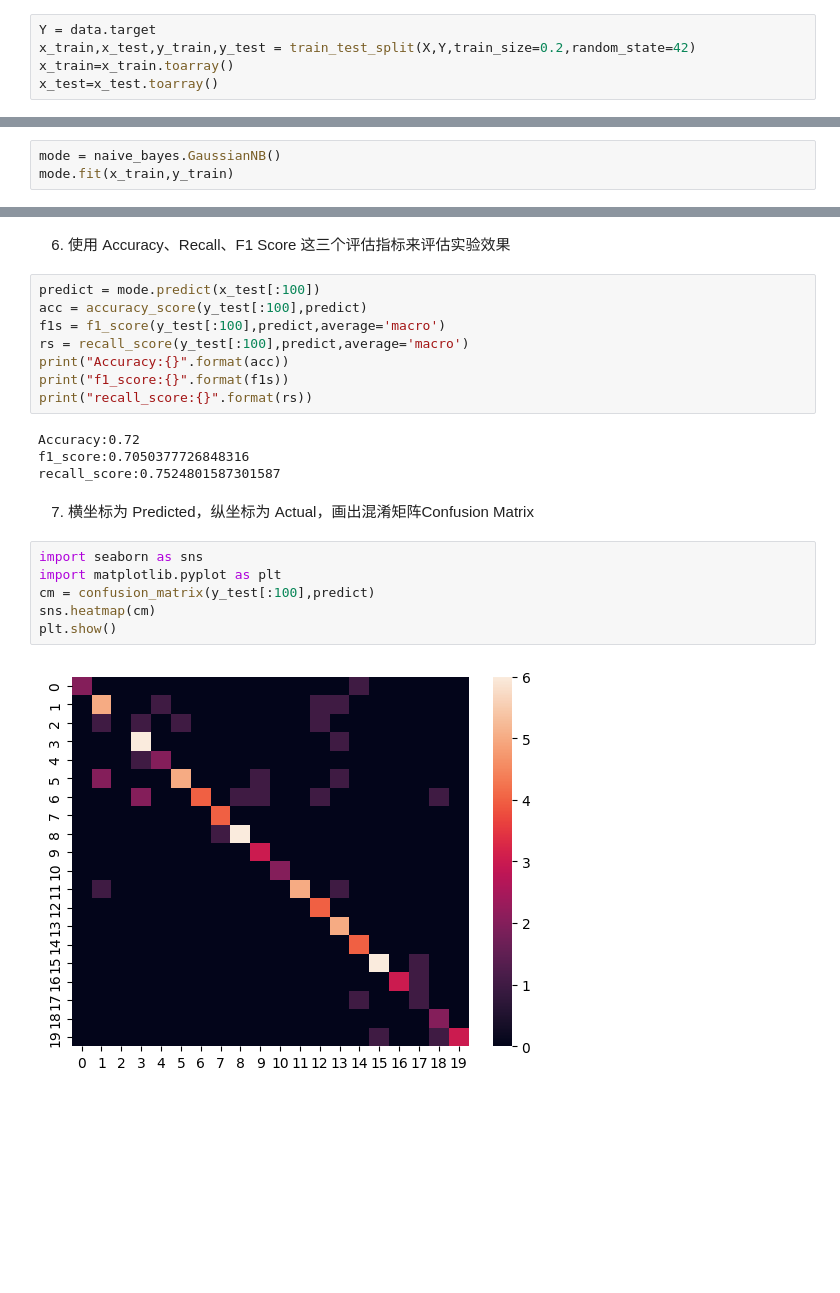
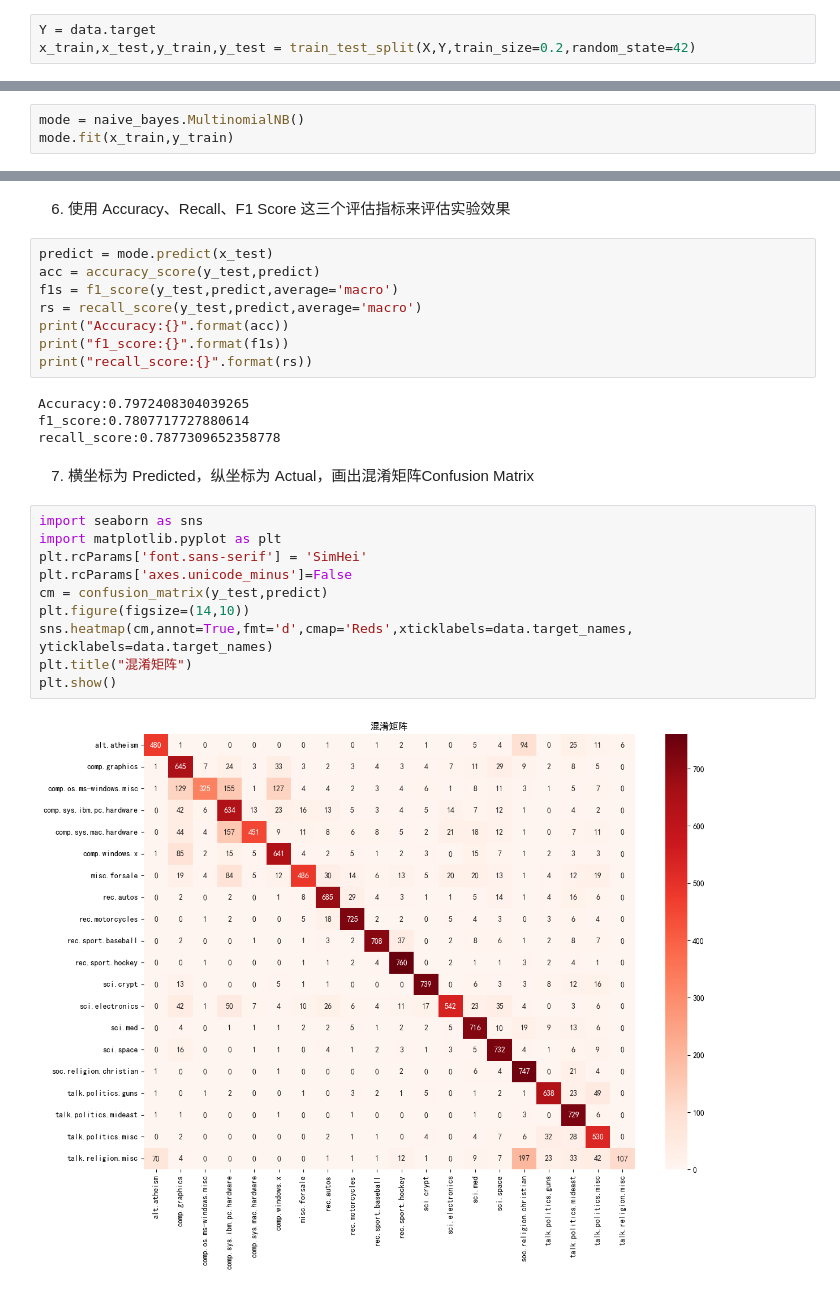
Before and after one commit to Utlyr/-, a Jupyter notebook: homework10.ipynb, the cells around one changed output, grey strips where cells are left out. Drawn from its saved outputs; the diff is of its cells as text; blank space fills up the shorter version.

```diff
--- a/homework10.ipynb
+++ b/homework10.ipynb
@@ -136,11 +90,9 @@ print(X.toarray())#查看每个文章单词频率
 # %%
 Y = data.target
 x_train,x_test,y_train,y_test = train_test_split(X,Y,train_size=0.2,random_state=42)
-x_train=x_train.toarray()
-x_test=x_test.toarray()
 # %% [markdown]
 5. 创建并训练朴素贝叶斯分类器
 # %%
-mode = naive_bayes.GaussianNB()
+mode = naive_bayes.MultinomialNB()
 mode.fit(x_train,y_train)
 # %% [output]
@@ -148,24 +100,28 @@ GaussianNB()
 # %% [markdown]
 6. 使用 Accuracy、Recall、F1 Score 这三个评估指标来评估实验效果
 # %%
-predict = mode.predict(x_test[:100])
-acc = accuracy_score(y_test[:100],predict)
-f1s = f1_score(y_test[:100],predict,average='macro')
-rs = recall_score(y_test[:100],predict,average='macro')
+predict = mode.predict(x_test)
+acc = accuracy_score(y_test,predict)
+f1s = f1_score(y_test,predict,average='macro')
+rs = recall_score(y_test,predict,average='macro')
 print("Accuracy:{}".format(acc))
 print("f1_score:{}".format(f1s))
 print("recall_score:{}".format(rs))
 # %% [output]
-Accuracy:0.72
-f1_score:0.7050377726848316
-recall_score:0.7524801587301587
+Accuracy:0.7972408304039265
+f1_score:0.7807717727880614
+recall_score:0.7877309652358778
 # %% [markdown]
 7. 横坐标为 Predicted，纵坐标为 Actual，画出混淆矩阵Confusion Matrix
 # %%
 import seaborn as sns
 import matplotlib.pyplot as plt
-cm = confusion_matrix(y_test[:100],predict)
-sns.heatmap(cm)
+plt.rcParams['font.sans-serif'] = 'SimHei'
+plt.rcParams['axes.unicode_minus']=False
+cm = confusion_matrix(y_test,predict)
+plt.figure(figsize=(14,10))
+sns.heatmap(cm,annot=True,fmt='d',cmap='Reds',xticklabels=data.target_names, yticklabels=data.target_names)
+plt.title("混淆矩阵")
 plt.show()
 # %% [output]
-[figure, old version]
+[figure, new version]
```
Also changed, not shown: parts of 21 cells of this notebook, 4 other files.
